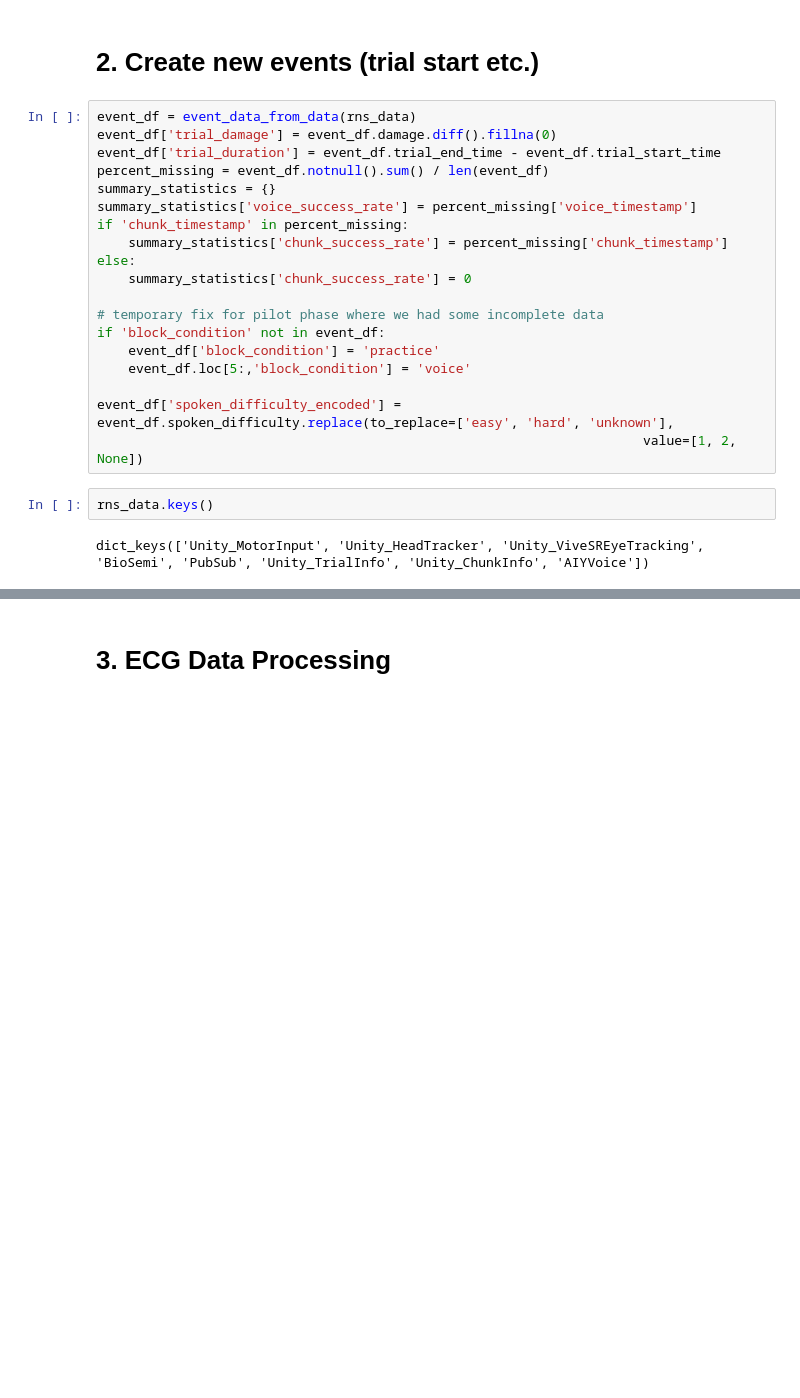
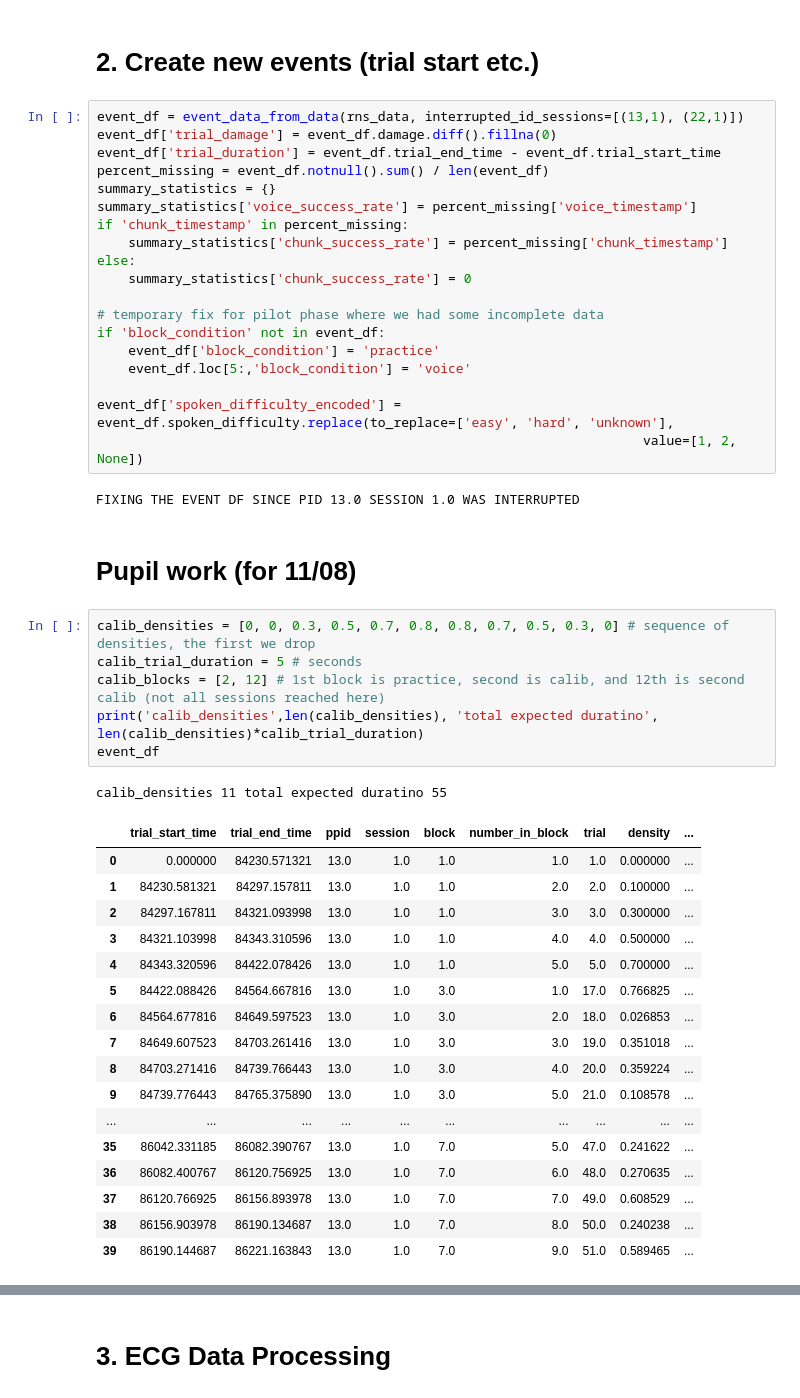
Before and after one commit to schko/mna, a Jupyter notebook: notebooks/process_session.ipynb, the cells around one changed output, grey strips where cells are left out. Drawn from its saved outputs; the diff is of its cells as text; blank space fills up the shorter version.

```diff
--- a/notebooks/process_session.ipynb
+++ b/notebooks/process_session.ipynb
@@ -36,7 +42,7 @@ input_path ../data/06_15_2022_10_38_35-Exp_myexperiment-Sbj_02-Ssn_02.dats.pkl
 # %% [markdown]
 # 2. Create new events (trial start etc.)
 # %%
-event_df = event_data_from_data(rns_data)
+event_df = event_data_from_data(rns_data, interrupted_id_sessions=[(13,1), (22,1)])
 event_df['trial_damage'] = event_df.damage.diff().fillna(0)
 event_df['trial_duration'] = event_df.trial_end_time - event_df.trial_start_time
 percent_missing = event_df.notnull().sum() / len(event_df)
@@ -54,7 +60,32 @@ if 'block_condition' not in event_df:
 
 event_df['spoken_difficulty_encoded'] = event_df.spoken_difficulty.replace(to_replace=['easy', 'hard', 'unknown'],
                                                                       value=[1, 2, None])
+# %% [output]
+FIXING THE EVENT DF SINCE PID 13.0 SESSION 1.0 WAS INTERRUPTED
-# %%
-rns_data.keys()
-# %% [output]
-dict_keys(['Unity_MotorInput', 'Unity_HeadTracker', 'Unity_ViveSREyeTracking', 'BioSemi', 'PubSub', 'Unity_TrialInfo', 'Unity_ChunkInfo', 'AIYVoice'])
+# %% [markdown]
+# Pupil work (for 11/08)
+# %%
+calib_densities = [0, 0, 0.3, 0.5, 0.7, 0.8, 0.8, 0.7, 0.5, 0.3, 0] # sequence of densities, the first we drop
+calib_trial_duration = 5 # seconds
+calib_blocks = [2, 12] # 1st block is practice, second is calib, and 12th is second calib (not all sessions reached here)
+print('calib_densities',len(calib_densities), 'total expected duratino', len(calib_densities)*calib_trial_duration)
+event_df
+# %% [output]
+calib_densities 11 total expected duratino 55
+|  | trial_start_time | trial_end_time | ppid | session | block | number_in_block | trial | density | ... |
+| 0 | 0.000000 | 84230.571321 | 13.0 | 1.0 | 1.0 | 1.0 | 1.0 | 0.000000 | ... |
+| 1 | 84230.581321 | 84297.157811 | 13.0 | 1.0 | 1.0 | 2.0 | 2.0 | 0.100000 | ... |
+| 2 | 84297.167811 | 84321.093998 | 13.0 | 1.0 | 1.0 | 3.0 | 3.0 | 0.300000 | ... |
+| 3 | 84321.103998 | 84343.310596 | 13.0 | 1.0 | 1.0 | 4.0 | 4.0 | 0.500000 | ... |
+| 4 | 84343.320596 | 84422.078426 | 13.0 | 1.0 | 1.0 | 5.0 | 5.0 | 0.700000 | ... |
+| 5 | 84422.088426 | 84564.667816 | 13.0 | 1.0 | 3.0 | 1.0 | 17.0 | 0.766825 | ... |
+| 6 | 84564.677816 | 84649.597523 | 13.0 | 1.0 | 3.0 | 2.0 | 18.0 | 0.026853 | ... |
+| 7 | 84649.607523 | 84703.261416 | 13.0 | 1.0 | 3.0 | 3.0 | 19.0 | 0.351018 | ... |
+| 8 | 84703.271416 | 84739.766443 | 13.0 | 1.0 | 3.0 | 4.0 | 20.0 | 0.359224 | ... |
+| 9 | 84739.776443 | 84765.375890 | 13.0 | 1.0 | 3.0 | 5.0 | 21.0 | 0.108578 | ... |
+| ... | ... | ... | ... | ... | ... | ... | ... | ... | ... |
+| 35 | 86042.331185 | 86082.390767 | 13.0 | 1.0 | 7.0 | 5.0 | 47.0 | 0.241622 | ... |
+| 36 | 86082.400767 | 86120.756925 | 13.0 | 1.0 | 7.0 | 6.0 | 48.0 | 0.270635 | ... |
+| 37 | 86120.766925 | 86156.893978 | 13.0 | 1.0 | 7.0 | 7.0 | 49.0 | 0.608529 | ... |
+| 38 | 86156.903978 | 86190.134687 | 13.0 | 1.0 | 7.0 | 8.0 | 50.0 | 0.240238 | ... |
+| 39 | 86190.144687 | 86221.163843 | 13.0 | 1.0 | 7.0 | 9.0 | 51.0 | 0.589465 | ... |
```
Also changed, not shown: parts of 10 cells of this notebook, 14 other files.
